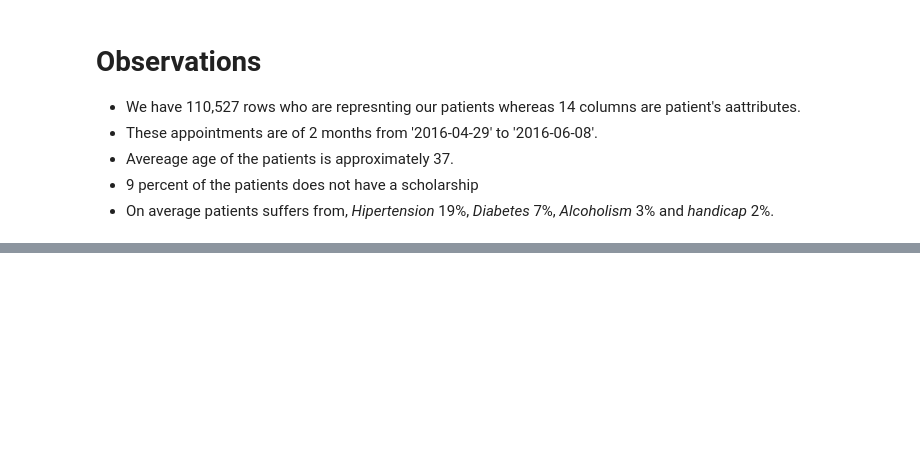
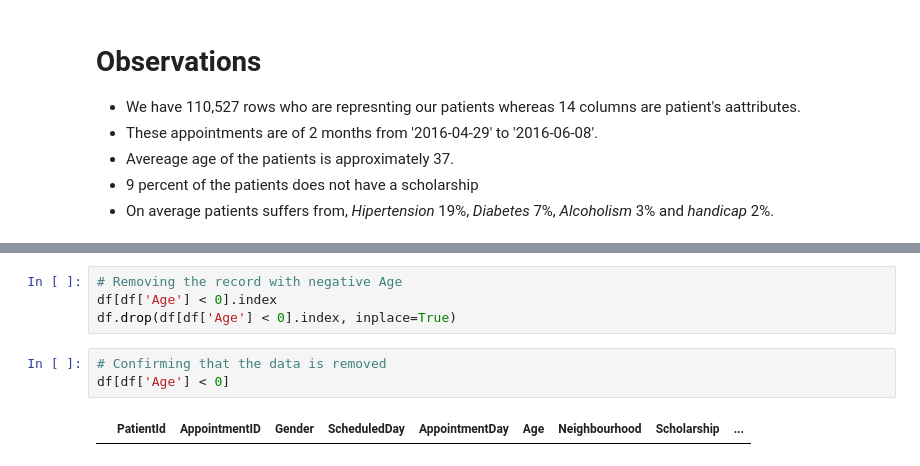
Before and after one commit to faizankhann/Medical-Appointment-No-Show, a Jupyter notebook: Medical Appointment No Show.ipynb, the cells around one changed output, grey strips where cells are left out. Cells and saved outputs as stored; diff of their text form; blank space fills up the shorter version.

```diff
--- a/Medical Appointment No Show.ipynb
+++ b/Medical Appointment No Show.ipynb
@@ -92,0 +236,9 @@ The questions that comes into my mind after my observation so far:
+# %%
+# Removing the record with negative Age
+df[df['Age'] < 0].index
+df.drop(df[df['Age'] < 0].index, inplace=True)
+# %%
+# Confirming that the data is removed
+df[df['Age'] < 0]
+# %% [output]
+|  | PatientId | AppointmentID | Gender | ScheduledDay | AppointmentDay | Age | Neighbourhood | Scholarship | ... |
```
Also changed, not shown: parts of 17 cells of this notebook.
